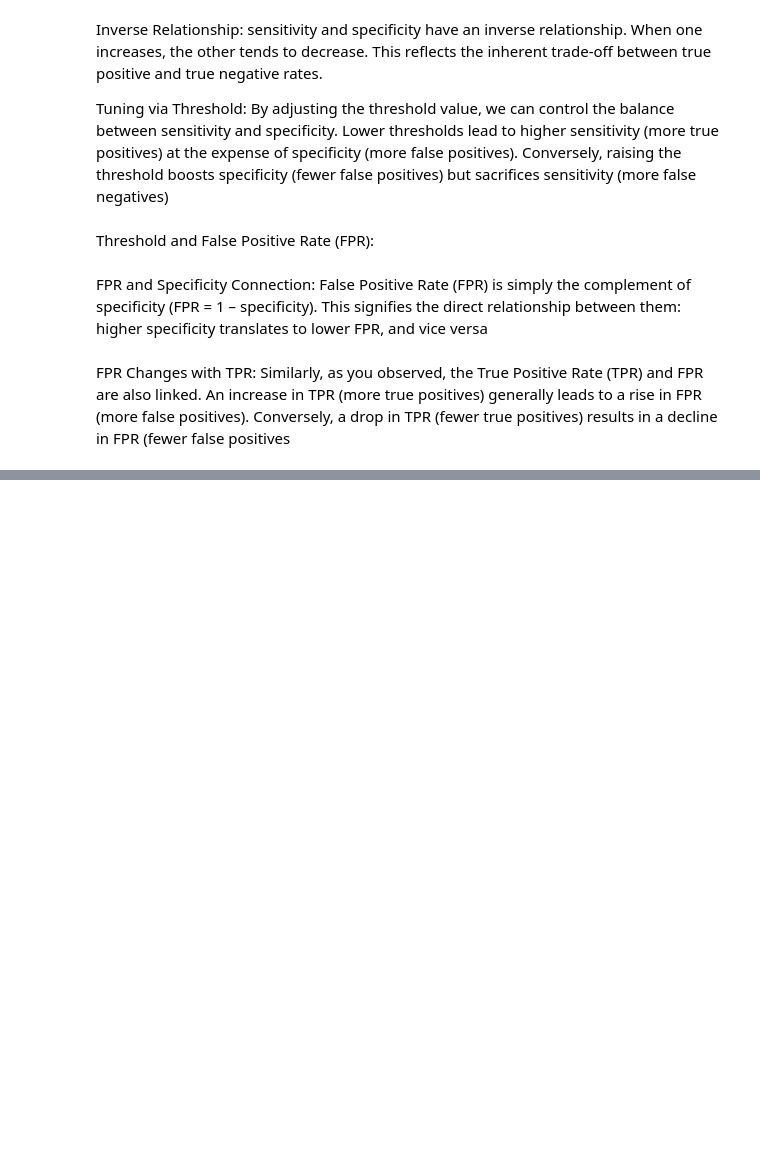
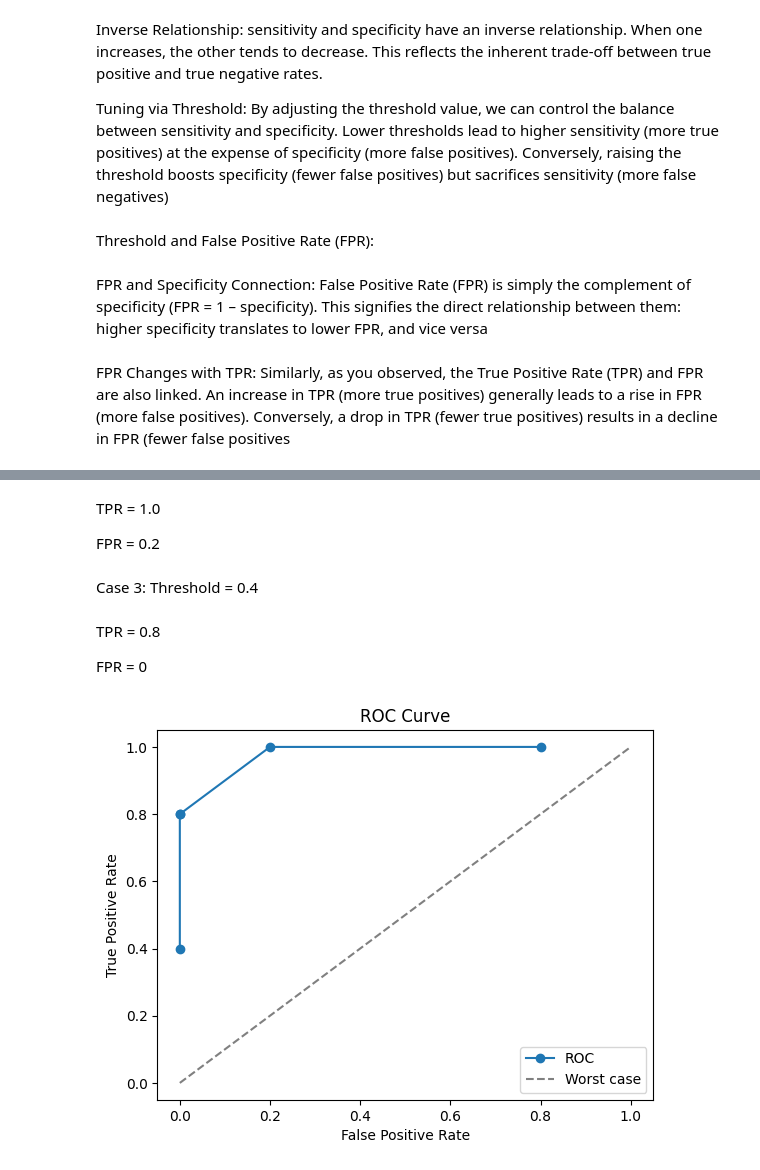
Before and after one commit to SAMANTA1401/machine_learning, a Jupyter notebook: auc_roc.ipynb, the cells around one changed output, grey strips where cells are left out. Saved outputs shown, nothing was run; the diff lists cells and outputs as text; code cells hidden in the pictures; blank space fills up the shorter version.

```diff
--- a/auc_roc.ipynb
+++ b/auc_roc.ipynb
@@ -283,0 +406,23 @@ FPR Changes with TPR: Similarly, as you observed, the True Positive
+# %% [markdown]
+TPR = 1.0
+
+FPR = 0.2
+# %% [markdown]
+ Case 3: Threshold = 0.4
+# %% [markdown]
+TPR = 0.8
+
+FPR = 0
+# %%
+true_positive_rate = [0.4, 0.8,  0.8, 1.0, 1] # 4 points
+false_positive_rate = [0, 0,  0, 0.2, 0.8]
+
+plt.plot(false_positive_rate, true_positive_rate, 'o-', label='ROC')
+plt.plot([0, 1], [0, 1], '--', color='grey', label='Worst case')
+plt.xlabel('False Positive Rate')
+plt.ylabel('True Positive Rate')
+plt.title('ROC Curve')
+plt.legend()
+plt.show()
+# %% [output]
+[figure, added]
```
Also changed, not shown: parts of 52 cells of this notebook.
